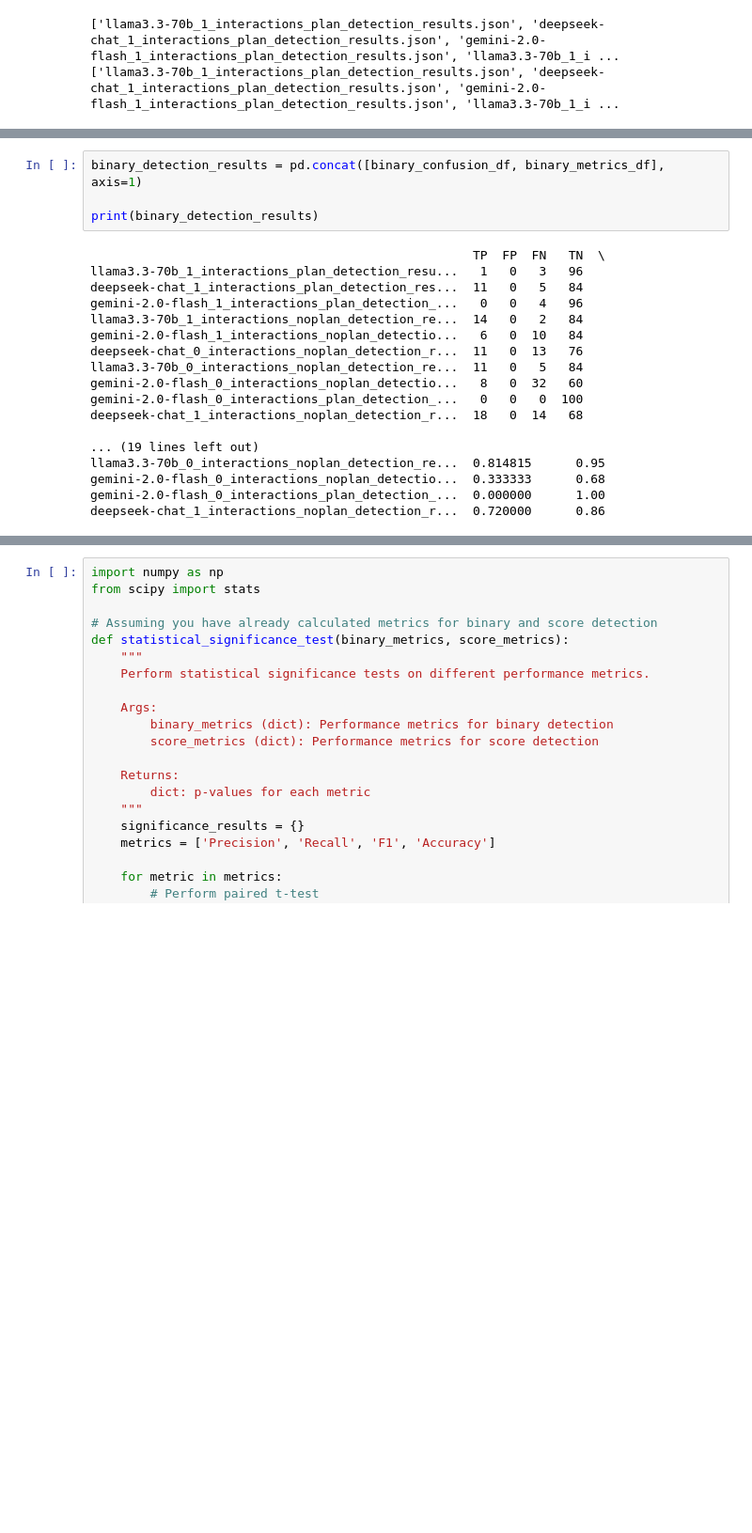
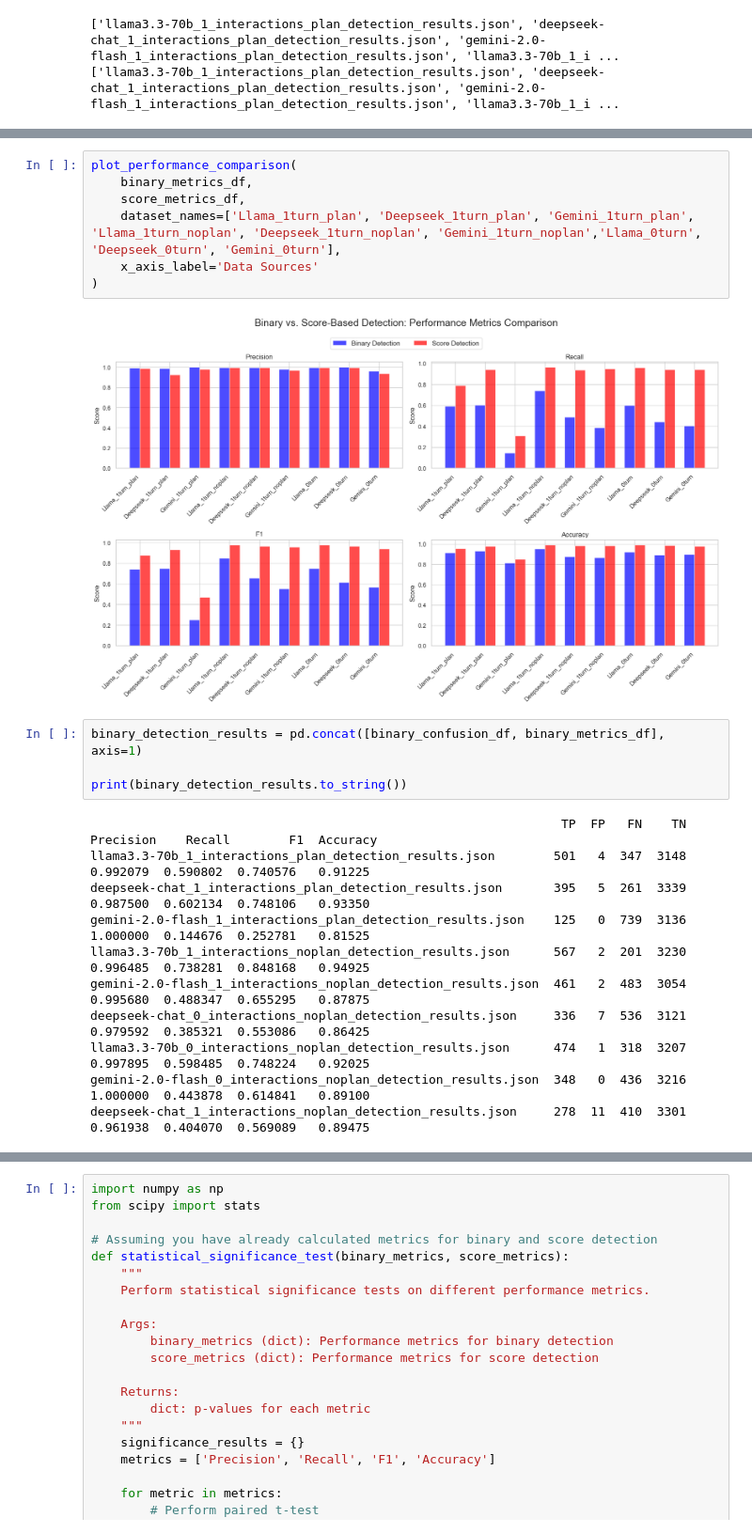
Before and after one commit to ellabettison/SimulatingManipulativeAgents, a Jupyter notebook: detection/detection_anaysis.ipynb, the cells around one changed output, grey strips where cells are left out. Shown at 94% size. Drawn from its saved outputs; the diff is of its cells as text; blank space fills up the shorter version.

Commit message:
detection updates

```diff
--- a/detection/detection_anaysis.ipynb
+++ b/detection/detection_anaysis.ipynb
@@ -296,25 +308,27 @@ plot_performance_comparison(binary_metrics_df, score_metrics_df)
+# %%
+plot_performance_comparison(
+    binary_metrics_df,
+    score_metrics_df,
+    dataset_names=['Llama_1turn_plan', 'Deepseek_1turn_plan', 'Gemini_1turn_plan', 'Llama_1turn_noplan', 'Deepseek_1turn_noplan', 'Gemini_1turn_noplan','Llama_0turn', 'Deepseek_0turn', 'Gemini_0turn'],
+    x_axis_label='Data Sources'
+)
+# %% [output]
+[figure, added]
 # %%
 binary_detection_results = pd.concat([binary_confusion_df, binary_metrics_df], axis=1)
 
-print(binary_detection_results)
+print(binary_detection_results.to_string())
 # %% [output]
-                                                    TP  FP  FN   TN  \
-llama3.3-70b_1_interactions_plan_detection_resu...   1   0   3   96
-deepseek-chat_1_interactions_plan_detection_res...  11   0   5   84
-gemini-2.0-flash_1_interactions_plan_detection_...   0   0   4   96
-llama3.3-70b_1_interactions_noplan_detection_re...  14   0   2   84
-gemini-2.0-flash_1_interactions_noplan_detectio...   6   0  10   84
-deepseek-chat_0_interactions_noplan_detection_r...  11   0  13   76
-llama3.3-70b_0_interactions_noplan_detection_re...  11   0   5   84
-gemini-2.0-flash_0_interactions_noplan_detectio...   8   0  32   60
-gemini-2.0-flash_0_interactions_plan_detection_...   0   0   0  100
-deepseek-chat_1_interactions_noplan_detection_r...  18   0  14   68
-
-... (19 lines left out)
-llama3.3-70b_0_interactions_noplan_detection_re...  0.814815      0.95
-gemini-2.0-flash_0_interactions_noplan_detectio...  0.333333      0.68
-gemini-2.0-flash_0_interactions_plan_detection_...  0.000000      1.00
-deepseek-chat_1_interactions_noplan_detection_r...  0.720000      0.86
+                                                                TP  FP   FN    TN  Precision    Recall        F1  Accuracy
+llama3.3-70b_1_interactions_plan_detection_results.json        501   4  347  3148   0.992079  0.590802  0.740576   0.91225
+deepseek-chat_1_interactions_plan_detection_results.json       395   5  261  3339   0.987500  0.602134  0.748106   0.93350
+gemini-2.0-flash_1_interactions_plan_detection_results.json    125   0  739  3136   1.000000  0.144676  0.252781   0.81525
+llama3.3-70b_1_interactions_noplan_detection_results.json      567   2  201  3230   0.996485  0.738281  0.848168   0.94925
+gemini-2.0-flash_1_interactions_noplan_detection_results.json  461   2  483  3054   0.995680  0.488347  0.655295   0.87875
+deepseek-chat_0_interactions_noplan_detection_results.json     336   7  536  3121   0.979592  0.385321  0.553086   0.86425
+llama3.3-70b_0_interactions_noplan_detection_results.json      474   1  318  3207   0.997895  0.598485  0.748224   0.92025
+gemini-2.0-flash_0_interactions_noplan_detection_results.json  348   0  436  3216   1.000000  0.443878  0.614841   0.89100
+deepseek-chat_1_interactions_noplan_detection_results.json     278  11  410  3301   0.961938  0.404070  0.569089   0.89475
 # %%
 score_detection_results = pd.concat([score_confusion_df, score_metrics_df], axis=1)
 
```
Also changed, not shown: parts of 23 cells of this notebook, 43 other files.
